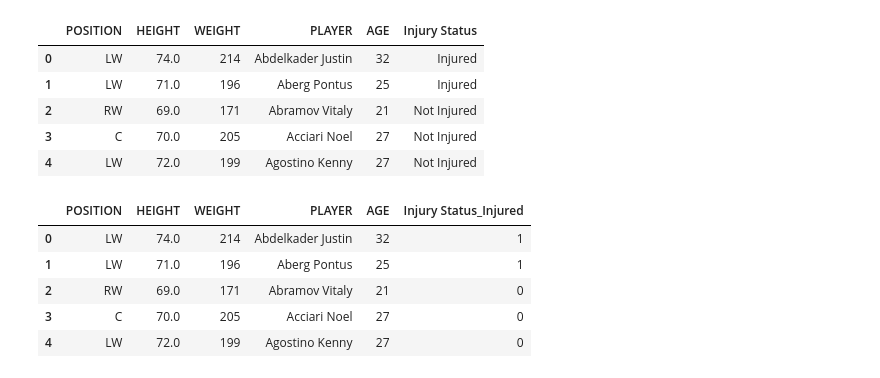
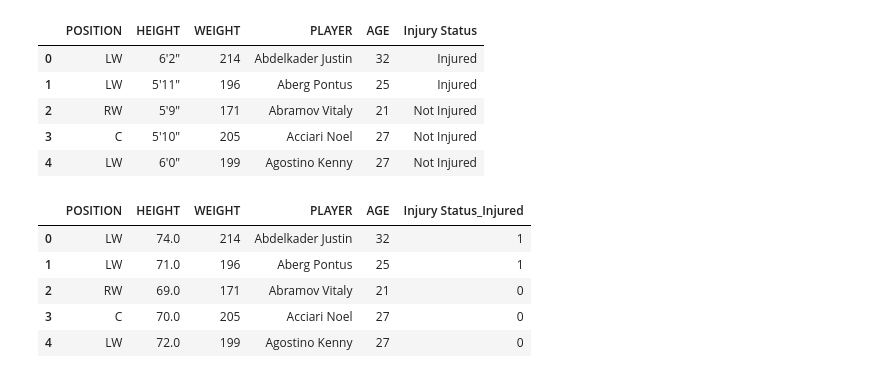
Before and after one commit to ibourzgui/project3_Imane, a Jupyter notebook: NHL_HotEncod.ipynb, the cells around one changed output. Drawn from its saved outputs; the diff is of its cells as text; code cells hidden in the pictures.

```diff
--- a/NHL_HotEncod.ipynb
+++ b/NHL_HotEncod.ipynb
@@ -4,18 +4,18 @@ import matplotlib.pyplot as plt
 import numpy as np
 import pandas as pd
 # %%
-NHL_1 = pd.read_csv('InjStatus.csv')
+NHL_1 = pd.read_csv('NHLModel.csv')
 NHL_2 = NHL_1[['POSITION', 'HEIGHT', 'WEIGHT', 'PLAYER', 'AGE', 'Injury Status']]
 # NHL.columns
 NHL = NHL_2.dropna()
 NHL.head()
 # %% [output]
 |  | POSITION | HEIGHT | WEIGHT | PLAYER | AGE | Injury Status |
-| 0 | LW | 74.0 | 214 | Abdelkader Justin | 32 | Injured |
-| 1 | LW | 71.0 | 196 | Aberg Pontus | 25 | Injured |
-| 2 | RW | 69.0 | 171 | Abramov Vitaly | 21 | Not Injured |
-| 3 | C | 70.0 | 205 | Acciari Noel | 27 | Not Injured |
-| 4 | LW | 72.0 | 199 | Agostino Kenny | 27 | Not Injured |
+| 0 | LW | 6'2" | 214 | Abdelkader Justin | 32 | Injured |
+| 1 | LW | 5'11" | 196 | Aberg Pontus | 25 | Injured |
+| 2 | RW | 5'9" | 171 | Abramov Vitaly | 21 | Not Injured |
+| 3 | C | 5'10" | 205 | Acciari Noel | 27 | Not Injured |
+| 4 | LW | 6'0" | 199 | Agostino Kenny | 27 | Not Injured |
 # %%
 # 1 = injured
 # 0 = not injured
```
Also changed, not shown: parts of 16 cells of this notebook, 11 other files.
